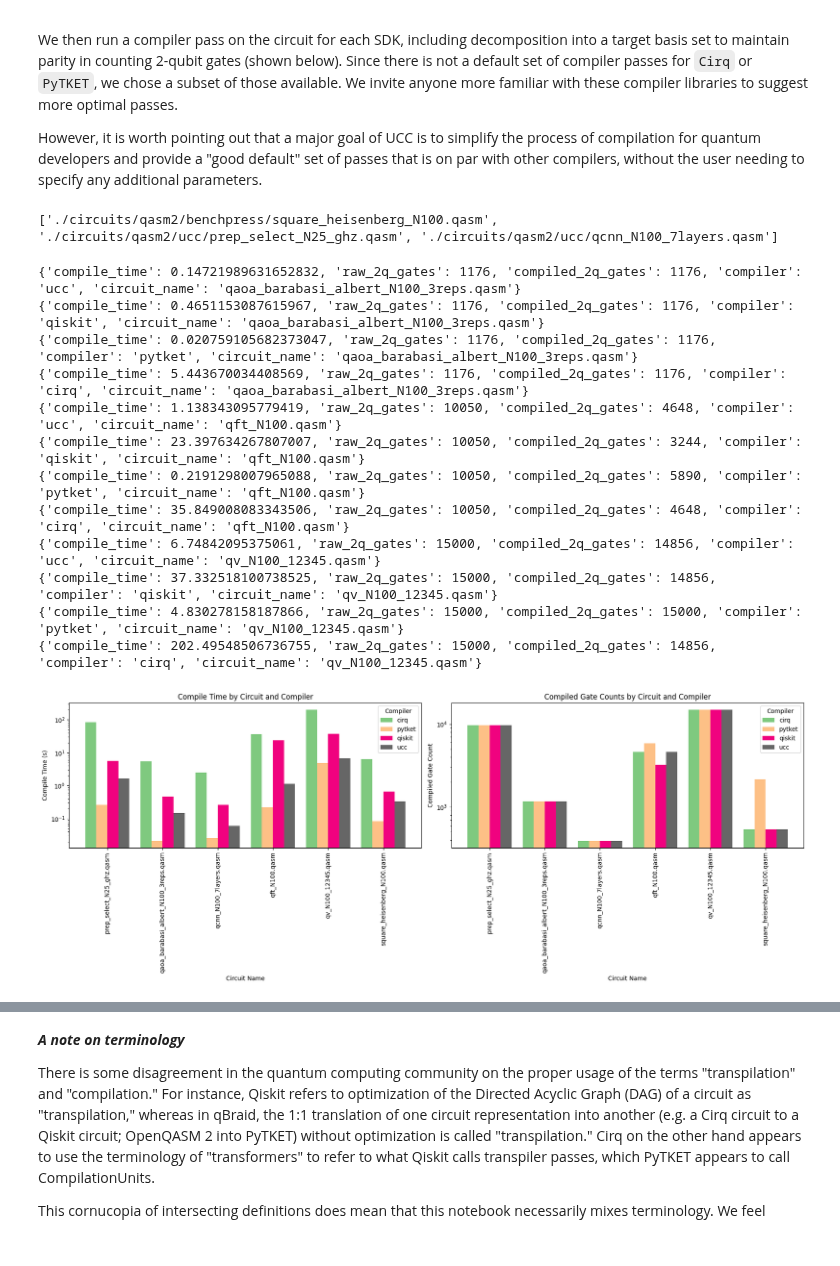
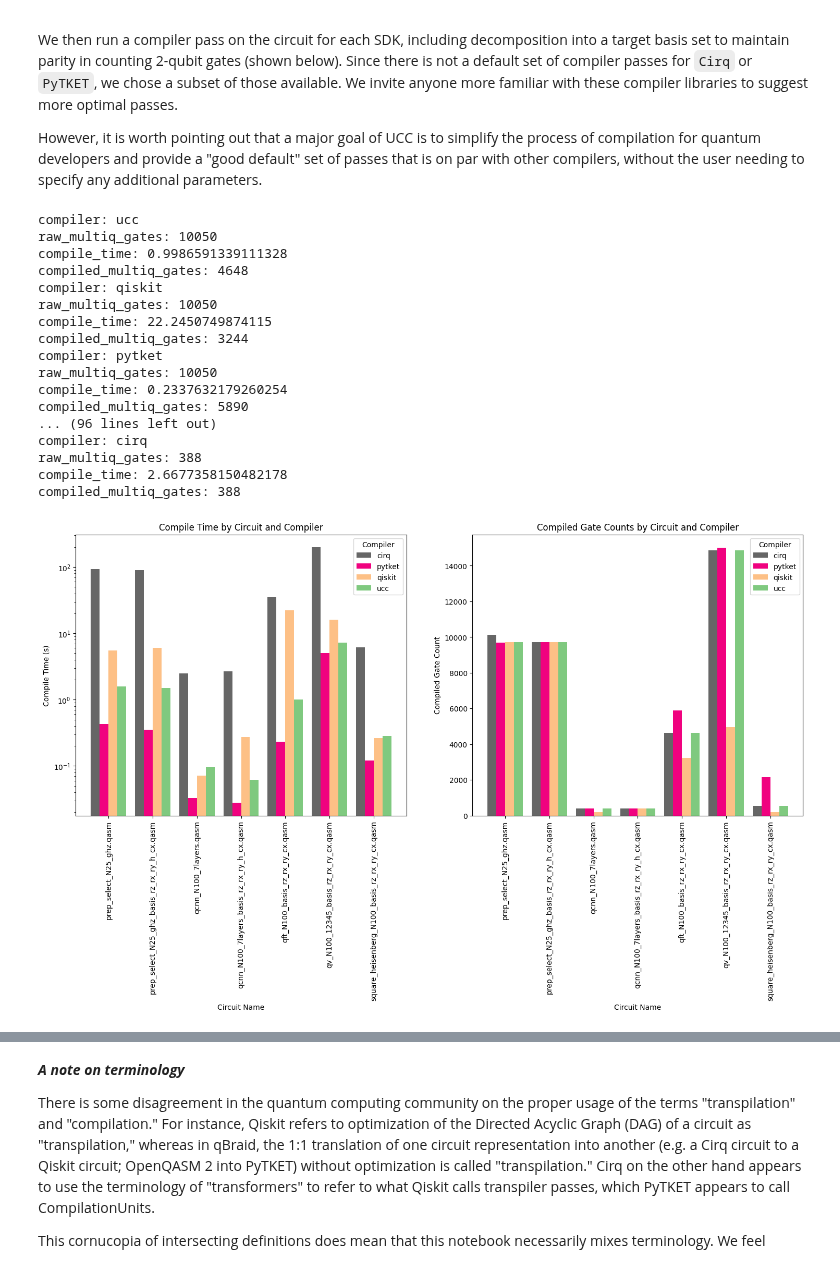
Before and after one commit to xs-es/ucc, a Jupyter notebook: benchmarks/ucc_benchmarks.ipynb, the cells around one changed output, grey strips where cells are left out. Saved outputs shown, nothing was run; the diff lists cells and outputs as text; code cells hidden in the pictures.

Commit message:
Refactor performance logging code.

```diff
--- a/benchmarks/ucc_benchmarks.ipynb
+++ b/benchmarks/ucc_benchmarks.ipynb
@@ -80,7 +79,6 @@ from pytket.transform import Transform
 def pytket_compile(pytket_circuit):
     """Compile given pytket.Circuit object and return the compiled circuit and total number of raw and compiled 2 qubit gates"""
     compilation_unit = CompilationUnit(pytket_circuit)
-    num_raw_gates = pytket_circuit.n_2qb_gates()
 
     seqpass = SequencePass(
             [
@@ -95,9 +93,8 @@ def pytket_compile(pytket_circuit):
     seqpass.apply(compilation_unit) # In-place
 
     compiled_circuit = compilation_unit.circuit
-    num_compiled_gates = compiled_circuit.n_2qb_gates()
 
-    return compiled_circuit, num_raw_gates, num_compiled_gates
+    return compiled_circuit
 # %%
 from ucc import compile
 
@@ -129,65 +159,61 @@ def log_performance(compiler_function, circuit):
 # %%
 results_log = []
-# %%
-
-print(qasm_files[3:])
-# %% [output]
-['./circuits/qasm2/benchpress/square_heisenberg_N100.qasm', './circuits/qasm2/ucc/prep_select_N25_ghz.qasm', './circuits/qasm2/ucc/qcnn_N100_7layers.qasm']
 # %%
-from qbraid.transpiler import transpile as translate
-
 compiler_specs = [
     ('ucc', ucc_compile),
     ('qiskit', qiskit_compile),
     ('pytket', pytket_compile),
     ('cirq', cirq_compile)
 ]
-for filename in qasm_files[:3]:
+for filename in qasm_files:
     # Open the QASM file and read its content into a string
     with open(filename, "r") as file:
+        print(filename)
         qasm_string = file.read()
         for alias, compile_func in compiler_specs:
-            if alias == 'ucc':
-                # Qiskit used for UCC to get raw gate counts
-                native_circuit = translate(qasm_string, 'qiskit')
-            else:
-                native_circuit = translate(qasm_string, alias)
-            compiled, log_entry = log_performance(compile_func, native_circuit)
-            log_entry['compiler'] = alias
+            native_circuit = get_native_rep(qasm_string, alias)
+
+            log_entry = log_performance(
+                compile_func,
+                native_circuit,
+                compiler_alias=alias
+                )
             log_entry['circuit_name'] = filename.split('/')[-1]
-            print(log_entry)
-            log_entry['raw_circuit'] = native_circuit
-            log_entry['compiled_circuit'] = compiled
+
             results_log.append(log_entry)
 # %% [output]
-{'compile_time': 0.14721989631652832, 'raw_2q_gates': 1176, 'compiled_2q_gates': 1176, 'compiler': 'ucc', 'circuit_name': 'qaoa_barabasi_albert_N100_3reps.qasm'}
-{'compile_time': 0.4651153087615967, 'raw_2q_gates': 1176, 'compiled_2q_gates': 1176, 'compiler': 'qiskit', 'circuit_name': 'qaoa_barabasi_albert_N100_3reps.qasm'}
-{'compile_time': 0.020759105682373047, 'raw_2q_gates': 1176, 'compiled_2q_gates': 1176, 'compiler': 'pytket', 'circuit_name': 'qaoa_barabasi_albert_N100_3reps.qasm'}
-{'compile_time': 5.443670034408569, 'raw_2q_gates': 1176, 'compiled_2q_gates': 1176, 'compiler': 'cirq', 'circuit_name': 'qaoa_barabasi_albert_N100_3reps.qasm'}
-{'compile_time': 1.138343095779419, 'raw_2q_gates': 10050, 'compiled_2q_gates': 4648, 'compiler': 'ucc', 'circuit_name': 'qft_N100.qasm'}
-{'compile_time': 23.397634267807007, 'raw_2q_gates': 10050, 'compiled_2q_gates': 3244, 'compiler': 'qiskit', 'circuit_name': 'qft_N100.qasm'}
-{'compile_time': 0.2191298007965088, 'raw_2q_gates': 10050, 'compiled_2q_gates': 5890, 'compiler': 'pytket', 'circuit_name': 'qft_N100.qasm'}
-{'compile_time': 35.849008083343506, 'raw_2q_gates': 10050, 'compiled_2q_gates': 4648, 'compiler': 'cirq', 'circuit_name': 'qft_N100.qasm'}
-{'compile_time': 6.74842095375061, 'raw_2q_gates': 15000, 'compiled_2q_gates': 14856, 'compiler': 'ucc', 'circuit_name': 'qv_N100_12345.qasm'}
-{'compile_time': 37.332518100738525, 'raw_2q_gates': 15000, 'compiled_2q_gates': 14856, 'compiler': 'qiskit', 'circuit_name': 'qv_N100_12345.qasm'}
-{'compile_time': 4.830278158187866, 'raw_2q_gates': 15000, 'compiled_2q_gates': 15000, 'compiler': 'pytket', 'circuit_name': 'qv_N100_12345.qasm'}
-{'compile_time': 202.49548506736755, 'raw_2q_gates': 15000, 'compiled_2q_gates': 14856, 'compiler': 'cirq', 'circuit_name': 'qv_N100_12345.qasm'}
+compiler: ucc
+raw_multiq_gates: 10050
+compile_time: 0.9986591339111328
+compiled_multiq_gates: 4648
+compiler: qiskit
+raw_multiq_gates: 10050
+compile_time: 22.2450749874115
+compiled_multiq_gates: 3244
+compiler: pytket
+raw_multiq_gates: 10050
+compile_time: 0.2337632179260254
+compiled_multiq_gates: 5890
+... (96 lines left out)
+compiler: cirq
+raw_multiq_gates: 388
+compile_time: 2.6677358150482178
+compiled_multiq_gates: 388
 # %%
 import pandas as pd
 
 # Convert results_log to a DataFrame
 df = pd.DataFrame(results_log)
 
-
-df['reduction_factor'] =  df['raw_2q_gates'] / df['compiled_2q_gates']
+df['reduction_factor'] = df['raw_multiq_gates'] / df['compiled_multiq_gates']
 df['gate_reduction_per_s'] = df['reduction_factor'] / df['compile_time']
 
 df_og = pd.DataFrame(results_log)
 
 df = df.groupby(["circuit_name", "compiler"]).agg(
     compile_time=("compile_time", "mean"),
-    raw_2q_gates=("raw_2q_gates", "mean"),
-    compiled_2q_gates=("compiled_2q_gates", "mean"),
+    raw_multiq_gates=("raw_multiq_gates", "mean"),
+    compiled_multiq_gates=("compiled_multiq_gates", "mean"),
     gate_reduction_per_s=("gate_reduction_per_s", "mean"),
     reduction_factor=("reduction_factor", "mean"),
 ).reset_index()
@@ -199,7 +225,7 @@ fig, ax = plt.subplots(1, 2, figsize=(18, 7))
 
 # Define a colormap and get unique compilers
 unique_compilers = df["compiler"].unique()
-colormap = plt.get_cmap("Accent", len(unique_compilers))
+colormap = plt.get_cmap("Accent_r", len(unique_compilers))
 color_map = {compiler: colormap(i) for i, compiler in enumerate(unique_compilers)}
 
 # Define bar width and x-offset for side-by-side plotting
@@ -214,38 +240,38 @@ for i, key in enumerate(unique_compilers):
 
 # Format the first plot
 ax[0].set_title("Compile Time by Circuit and Compiler")
 ax[0].set_xlabel("Circuit Name")
 ax[0].set_ylabel("Compile Time (s)")
 ax[0].set_yscale("log")  # Set log scale
 ax[0].set_xticks(x + bar_width * (len(unique_compilers) - 1) / 2)  # Center x-tick labels
 ax[0].set_xticklabels(df["circuit_name"].unique())
 ax[0].legend(title="Compiler")
 ax[0].tick_params(axis='x', rotation=90)  # Rotate x-axis labels
 
 # Plot 2: Compiled Gate Counts by Circuit and Compiler
 for i, key in enumerate(unique_compilers):
     # Offset x-positions for each compiler to place bars side-by-side
-    grp = df[df["compiler"] == key].sort_values(by=["circuit_name", "compiled_2q_gates"])
-    ax[1].bar(x + i * bar_width, grp["compiled_2q_gates"], width=bar_width, label=key, color=color_map[key])
+    grp = df[df["compiler"] == key].sort_values(by=["circuit_name", "compiled_multiq_gates"])
+    ax[1].bar(x + i * bar_width, grp["compiled_multiq_gates"], width=bar_width, label=key, color=color_map[key])
 
 # Format the second plot
 ax[1].set_title("Compiled Gate Counts by Circuit and Compiler")
 ax[1].set_xlabel("Circuit Name")
 ax[1].set_ylabel("Compiled Gate Count")
-ax[1].set_yscale("log")  # Set log scale
+# ax[1].set_yscale("log")  # Set log scale
 
 ax[1].set_xticks(x + bar_width * (len(unique_compilers) - 1) / 2)  # Center x-tick labels
 ax[1].set_xticklabels(df["circuit_name"].unique())
 ax[1].legend(title="Compiler")
 ax[1].tick_params(axis='x', rotation=90)  # Rotate x-axis labels
 
 
 # Show the plot
-plt.tight_layout()
+# plt.tight_layout()
 
 plt.show()
 # %% [output]
-[figure, old version]
+[figure, new version]
 # %%
 fig, ax = plt.subplots(1, 2, figsize=(18, 7))
 
```
Also changed, not shown: parts of 10 cells of this notebook, 4 other files.
